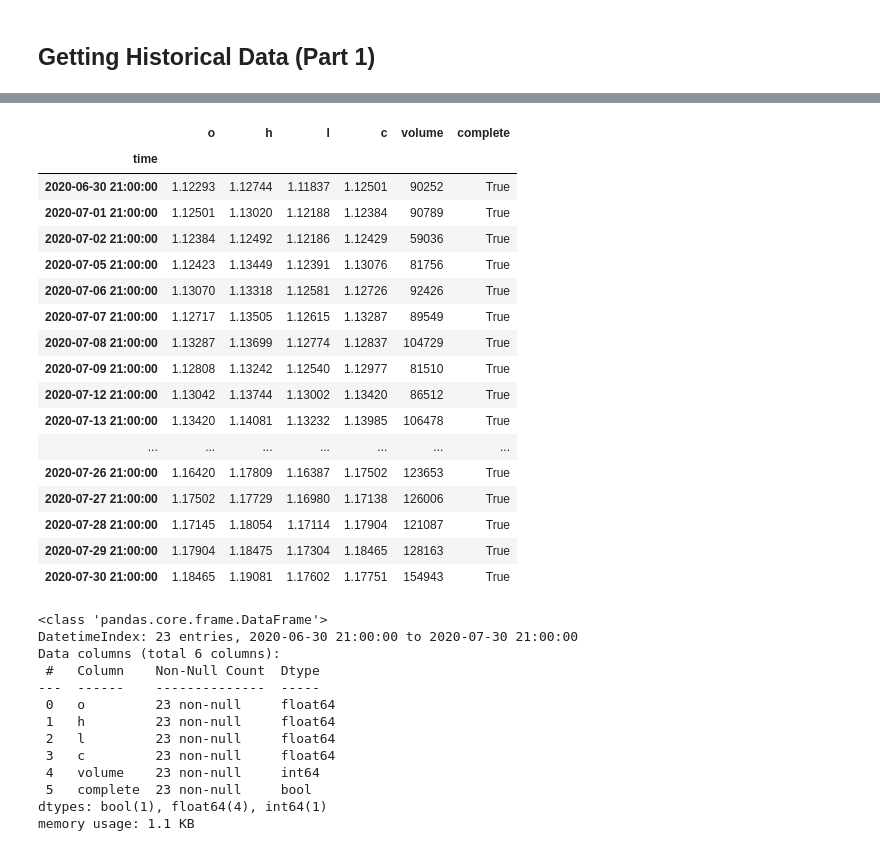
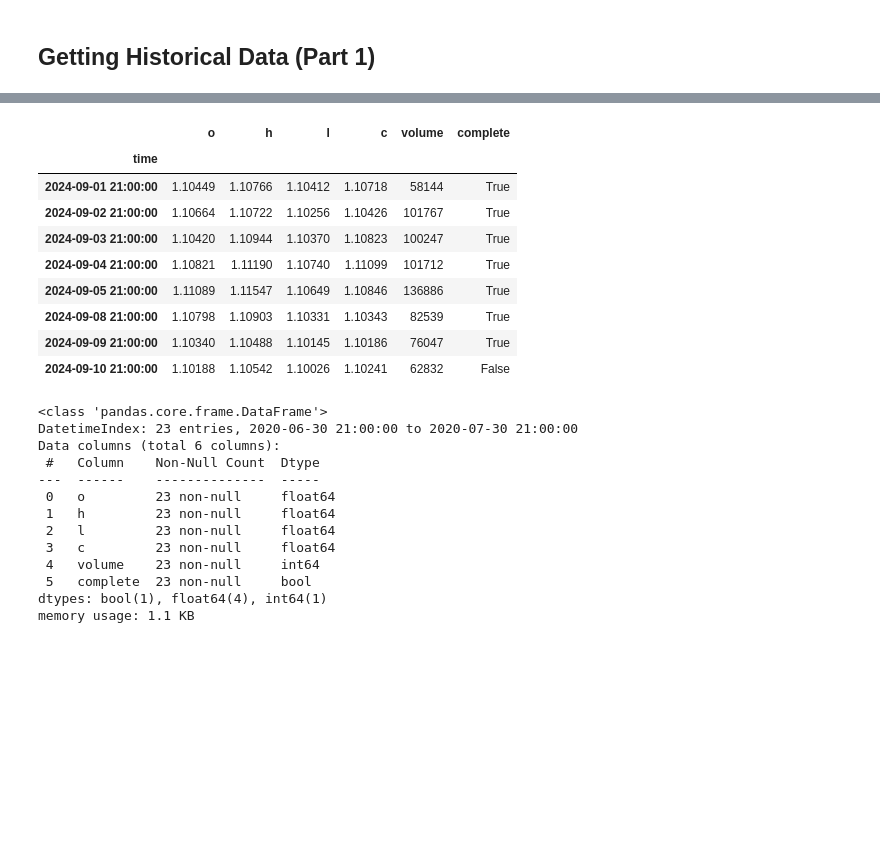
Before and after one commit to Tyagi-Gaurav/python-practice, a Jupyter notebook: oanda_algo_trading/Oanda_firststeps.ipynb, the cells around one changed output, grey strips where cells are left out. Saved outputs shown, nothing was run; the diff lists cells and outputs as text; code cells hidden in the pictures; blank space fills up the shorter version.

```diff
--- a/oanda_algo_trading/Oanda_firststeps.ipynb
+++ b/oanda_algo_trading/Oanda_firststeps.ipynb
@@ -96,27 +96,19 @@ get_history(instrument, start, end, granularity, price, localize=True) method of
     data: pd.DataFrame
         pandas DataFrame object with data
 # %%
-api.get_history(instrument = "EUR_USD", start = "2020-07-01", end = "2020-07-31",
+api.get_history(instrument = "EUR_USD", start = "2024-09-01", end = "2024-09-11",
                 granularity = "D", price = "B")
 # %% [output]
 |  | o | h | l | c | volume | complete |
 | time |  |  |  |  |  |  |
-| 2020-06-30 21:00:00 | 1.12293 | 1.12744 | 1.11837 | 1.12501 | 90252 | True |
-| 2020-07-01 21:00:00 | 1.12501 | 1.13020 | 1.12188 | 1.12384 | 90789 | True |
-| 2020-07-02 21:00:00 | 1.12384 | 1.12492 | 1.12186 | 1.12429 | 59036 | True |
-| 2020-07-05 21:00:00 | 1.12423 | 1.13449 | 1.12391 | 1.13076 | 81756 | True |
-| 2020-07-06 21:00:00 | 1.13070 | 1.13318 | 1.12581 | 1.12726 | 92426 | True |
-| 2020-07-07 21:00:00 | 1.12717 | 1.13505 | 1.12615 | 1.13287 | 89549 | True |
-| 2020-07-08 21:00:00 | 1.13287 | 1.13699 | 1.12774 | 1.12837 | 104729 | True |
-| 2020-07-09 21:00:00 | 1.12808 | 1.13242 | 1.12540 | 1.12977 | 81510 | True |
-| 2020-07-12 21:00:00 | 1.13042 | 1.13744 | 1.13002 | 1.13420 | 86512 | True |
-| 2020-07-13 21:00:00 | 1.13420 | 1.14081 | 1.13232 | 1.13985 | 106478 | True |
-| ... | ... | ... | ... | ... | ... | ... |
-| 2020-07-26 21:00:00 | 1.16420 | 1.17809 | 1.16387 | 1.17502 | 123653 | True |
-| 2020-07-27 21:00:00 | 1.17502 | 1.17729 | 1.16980 | 1.17138 | 126006 | True |
-| 2020-07-28 21:00:00 | 1.17145 | 1.18054 | 1.17114 | 1.17904 | 121087 | True |
-| 2020-07-29 21:00:00 | 1.17904 | 1.18475 | 1.17304 | 1.18465 | 128163 | True |
-| 2020-07-30 21:00:00 | 1.18465 | 1.19081 | 1.17602 | 1.17751 | 154943 | True |
+| 2024-09-01 21:00:00 | 1.10449 | 1.10766 | 1.10412 | 1.10718 | 58144 | True |
+| 2024-09-02 21:00:00 | 1.10664 | 1.10722 | 1.10256 | 1.10426 | 101767 | True |
+| 2024-09-03 21:00:00 | 1.10420 | 1.10944 | 1.10370 | 1.10823 | 100247 | True |
+| 2024-09-04 21:00:00 | 1.10821 | 1.11190 | 1.10740 | 1.11099 | 101712 | True |
+| 2024-09-05 21:00:00 | 1.11089 | 1.11547 | 1.10649 | 1.10846 | 136886 | True |
+| 2024-09-08 21:00:00 | 1.10798 | 1.10903 | 1.10331 | 1.10343 | 82539 | True |
+| 2024-09-09 21:00:00 | 1.10340 | 1.10488 | 1.10145 | 1.10186 | 76047 | True |
+| 2024-09-10 21:00:00 | 1.10188 | 1.10542 | 1.10026 | 1.10241 | 62832 | False |
 # %%
 df = api.get_history(instrument = "EUR_USD", start = "2020-07-01", end = "2020-07-31",
                 granularity = "D", price = "B")
```
Also changed, not shown: parts of 3 cells of this notebook, 2 other files.
